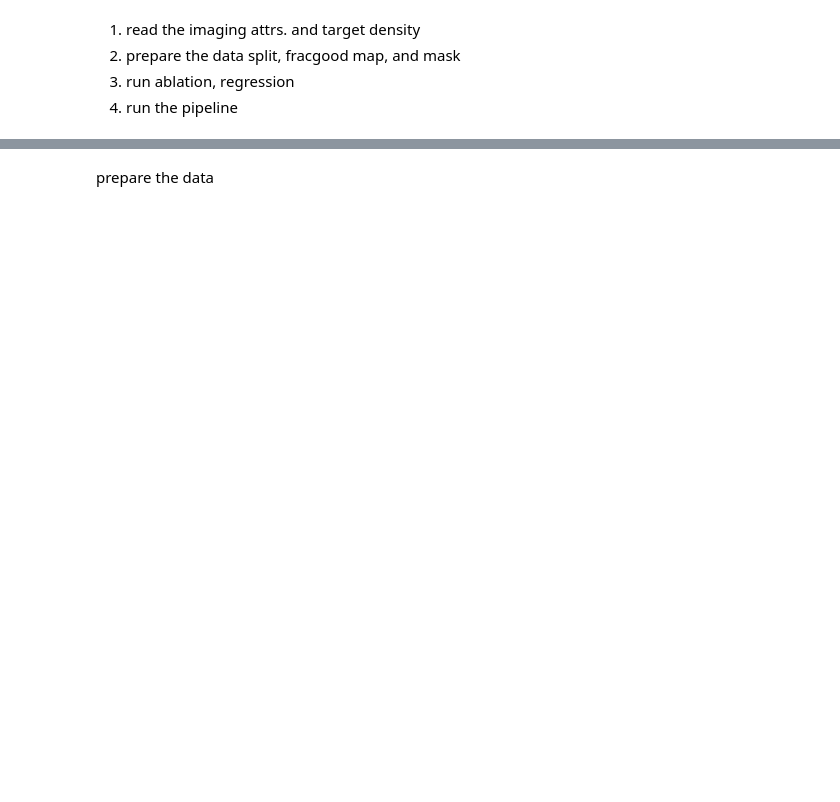
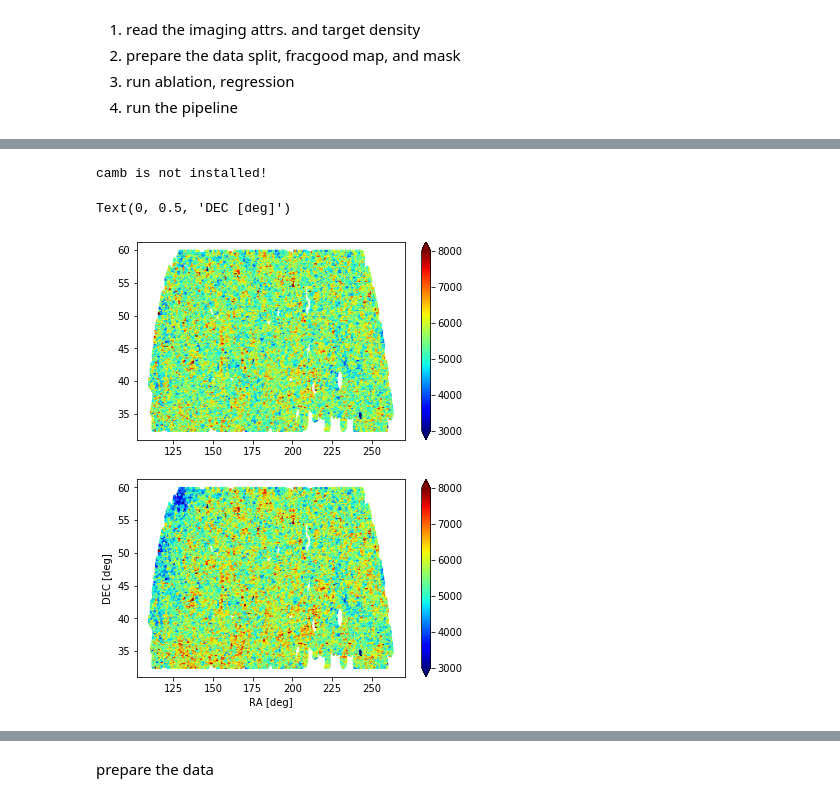
Before and after one commit to mehdirezaie/desisv, a Jupyter notebook: dr8_for_pauline.ipynb, the cells around one changed output, grey strips where cells are left out. Cells and saved outputs as stored; diff of their text form; code cells hidden in the pictures; blank space fills up the shorter version.

```diff
--- a/dr8_for_pauline.ipynb
+++ b/dr8_for_pauline.ipynb
@@ -18,0 +72,32 @@ camb is not installed!
+# %%
+import sys
+sys.path.append('/home/mehdi/github/LSSutils') # on my computer
+from LSSutils.utils import SYSWEIGHT
+
+%matplotlib inline
+import matplotlib.pyplot as plt
+import fitsio as ft
+
+
+data   = ft.read('/home/mehdi/data/formehdi/pixweight_ar-dr8-0.32.0-elgsv-eBOSS.fits')
+Mapper = SYSWEIGHT('/home/mehdi/data/formehdi/0.2/regression/nn-weights_wablation_ngc_sgc_filled_v0.2.hp256.fits')
+
+north = data[data['ISNORTH']]
+wsys  = Mapper(north['RA'], north['DEC'])
+
+plt.figure(figsize=(6, 8))
+plt.subplot(211)
+plt.scatter(north['RA'], north['DEC'], 2,
+            c=north['SV']*wsys, cmap=plt.cm.jet, vmax=8000, vmin=3000)
+plt.colorbar(extend='both')
+
+plt.subplot(212)
+plt.scatter(north['RA'], north['DEC'], 2,
+            c=north['SV'], cmap=plt.cm.jet, vmax=8000, vmin=3000)
+plt.colorbar(extend='both')
+plt.xlabel('RA [deg]')
+plt.ylabel('DEC [deg]')
+# %% [output]
+camb is not installed!
+Text(0, 0.5, 'DEC [deg]')
+[figure, added]
```
Also changed, not shown: parts of 42 cells of this notebook, 3 other files.
